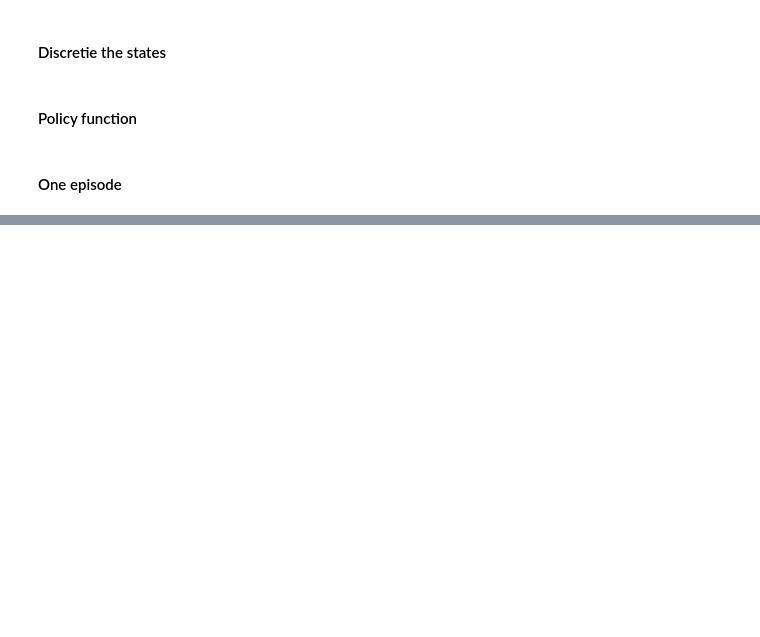
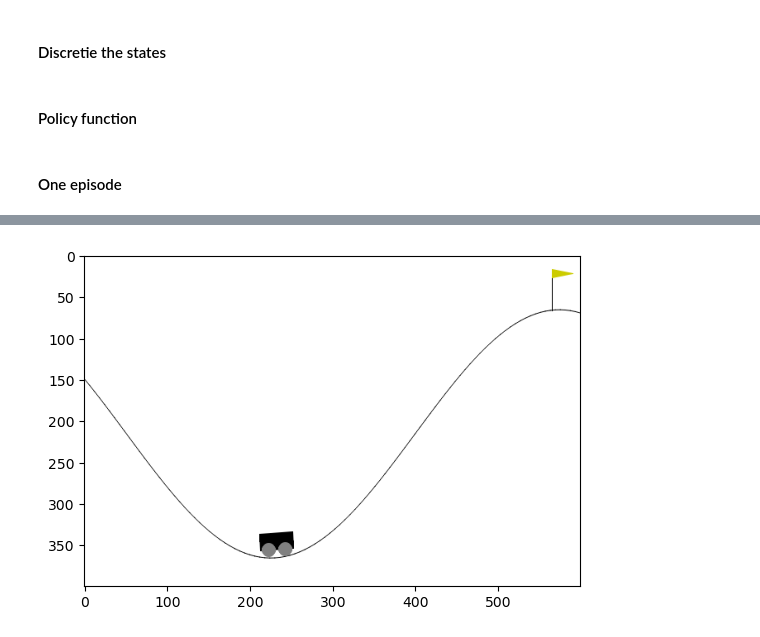
Before and after one commit to Senox55/Q-Learning, a Jupyter notebook: MountainCar-v0.ipynb, the cells around one changed output, grey strips where cells are left out. Saved outputs shown, nothing was run; the diff lists cells and outputs as text; code cells hidden in the pictures; blank space fills up the shorter version.

```diff
--- a/MountainCar-v0.ipynb
+++ b/MountainCar-v0.ipynb
@@ -114,0 +112,21 @@ KeyboardInterrupt:
+# %%
+observation, info = env.reset(seed=42)
+dis_state = digitize_state(observation)
+
+while True:
+    action = policy(dis_state)
+    observation, reward, terminated, truncated, info = env.step(action)
+    next_dis_state = digitize_state(observation)
+
+    if terminated or truncated :
+        break
+
+    dis_state = next_dis_state
+
+    clear_output(wait=True)
+    plt.imshow(env.render())
+    plt.show()
+
+env.close()
+# %% [output]
+[figure, added]
```
Also changed, not shown: parts of 2 cells of this notebook, 1 other file.
